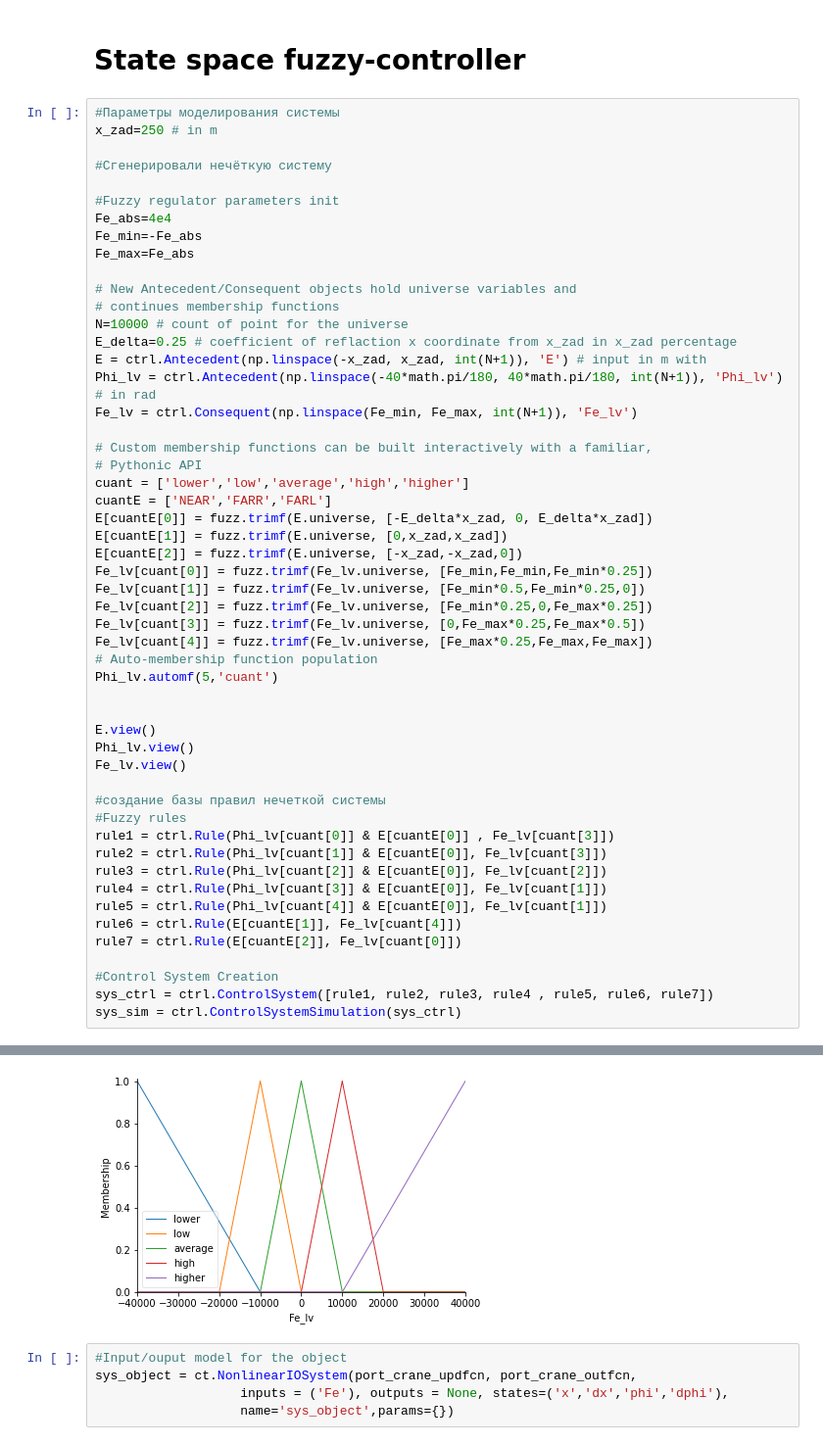
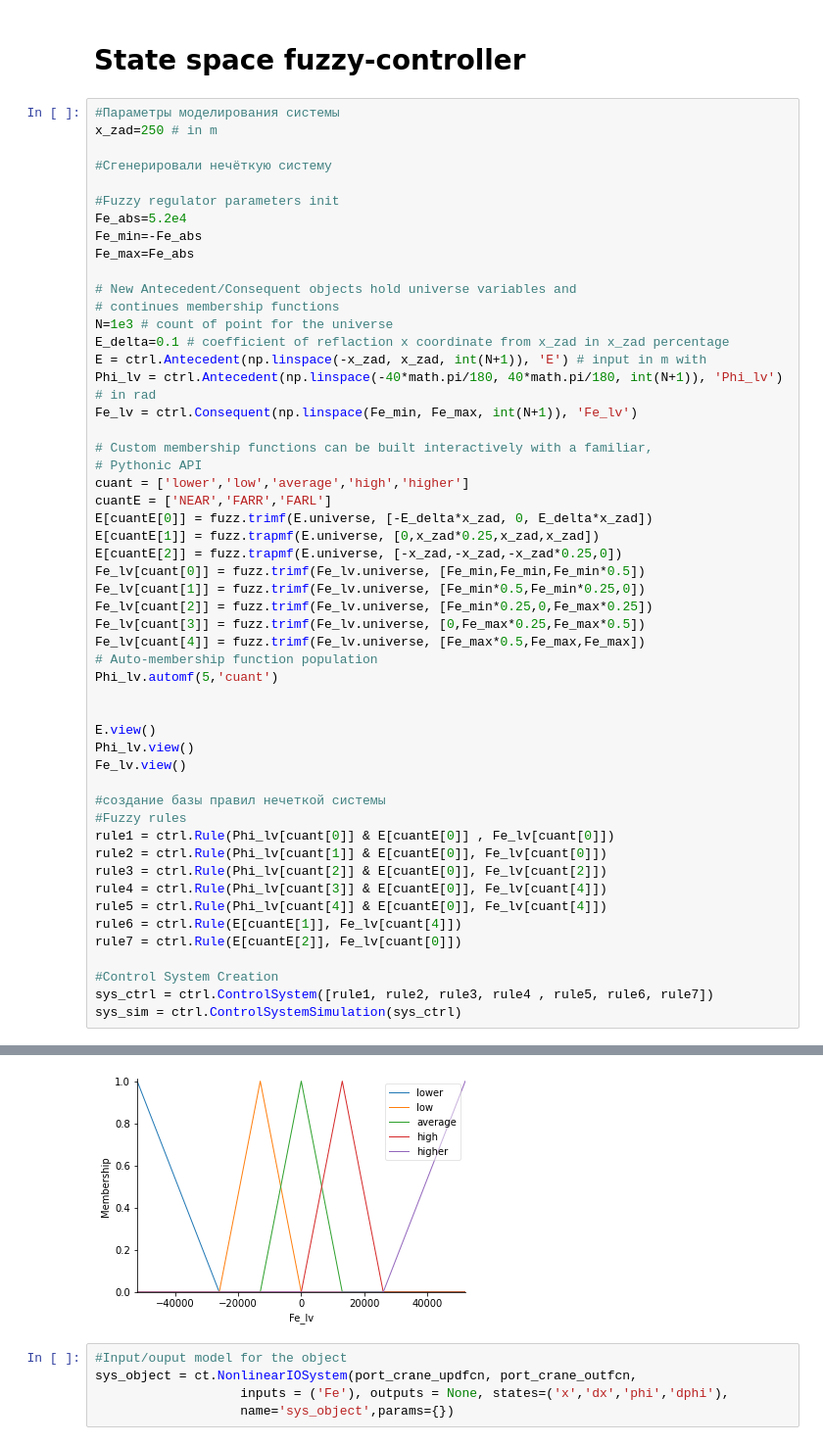
Before and after one commit to dvogureckiy99/Fuzzy, a Jupyter notebook: lab3.ipynb, the cells around one changed output, grey strips where cells are left out. Shown at 98% size. Drawn from its saved outputs; the diff is of its cells as text.

```diff
--- a/lab3.ipynb
+++ b/lab3.ipynb
@@ -293,14 +294,14 @@ x_zad=250 # in m
 #Сгенерировали нечёткую систему
 
 #Fuzzy regulator parameters init
-Fe_abs=4e4
+Fe_abs=5.2e4
 Fe_min=-Fe_abs
 Fe_max=Fe_abs
 
 # New Antecedent/Consequent objects hold universe variables and
 # continues membership functions
-N=10000 # count of point for the universe
-E_delta=0.25 # coefficient of reflaction x coordinate from x_zad in x_zad percentage
+N=1e3 # count of point for the universe
+E_delta=0.1 # coefficient of reflaction x coordinate from x_zad in x_zad percentage
 E = ctrl.Antecedent(np.linspace(-x_zad, x_zad, int(N+1)), 'E') # input in m with
 Phi_lv = ctrl.Antecedent(np.linspace(-40*math.pi/180, 40*math.pi/180, int(N+1)), 'Phi_lv') # in rad
 Fe_lv = ctrl.Consequent(np.linspace(Fe_min, Fe_max, int(N+1)), 'Fe_lv')
@@ -310,13 +311,13 @@ Fe_lv = ctrl.Consequent(np.linspace(Fe_min, Fe_max, int(N+1)), 'Fe_lv')
 cuant = ['lower','low','average','high','higher']
 cuantE = ['NEAR','FARR','FARL']
 E[cuantE[0]] = fuzz.trimf(E.universe, [-E_delta*x_zad, 0, E_delta*x_zad])
-E[cuantE[1]] = fuzz.trimf(E.universe, [0,x_zad,x_zad])
-E[cuantE[2]] = fuzz.trimf(E.universe, [-x_zad,-x_zad,0])
-Fe_lv[cuant[0]] = fuzz.trimf(Fe_lv.universe, [Fe_min,Fe_min,Fe_min*0.25])
+E[cuantE[1]] = fuzz.trapmf(E.universe, [0,x_zad*0.25,x_zad,x_zad])
+E[cuantE[2]] = fuzz.trapmf(E.universe, [-x_zad,-x_zad,-x_zad*0.25,0])
+Fe_lv[cuant[0]] = fuzz.trimf(Fe_lv.universe, [Fe_min,Fe_min,Fe_min*0.5])
 Fe_lv[cuant[1]] = fuzz.trimf(Fe_lv.universe, [Fe_min*0.5,Fe_min*0.25,0])
 Fe_lv[cuant[2]] = fuzz.trimf(Fe_lv.universe, [Fe_min*0.25,0,Fe_max*0.25])
 Fe_lv[cuant[3]] = fuzz.trimf(Fe_lv.universe, [0,Fe_max*0.25,Fe_max*0.5])
-Fe_lv[cuant[4]] = fuzz.trimf(Fe_lv.universe, [Fe_max*0.25,Fe_max,Fe_max])
+Fe_lv[cuant[4]] = fuzz.trimf(Fe_lv.universe, [Fe_max*0.5,Fe_max,Fe_max])
 # Auto-membership function population
 Phi_lv.automf(5,'cuant')
 
@@ -327,11 +328,11 @@ Fe_lv.view()
 
 #создание базы правил нечеткой системы
 #Fuzzy rules
-rule1 = ctrl.Rule(Phi_lv[cuant[0]] & E[cuantE[0]] , Fe_lv[cuant[3]])
-rule2 = ctrl.Rule(Phi_lv[cuant[1]] & E[cuantE[0]], Fe_lv[cuant[3]])
+rule1 = ctrl.Rule(Phi_lv[cuant[0]] & E[cuantE[0]] , Fe_lv[cuant[0]])
+rule2 = ctrl.Rule(Phi_lv[cuant[1]] & E[cuantE[0]], Fe_lv[cuant[0]])
 rule3 = ctrl.Rule(Phi_lv[cuant[2]] & E[cuantE[0]], Fe_lv[cuant[2]])
-rule4 = ctrl.Rule(Phi_lv[cuant[3]] & E[cuantE[0]], Fe_lv[cuant[1]])
-rule5 = ctrl.Rule(Phi_lv[cuant[4]] & E[cuantE[0]], Fe_lv[cuant[1]])
+rule4 = ctrl.Rule(Phi_lv[cuant[3]] & E[cuantE[0]], Fe_lv[cuant[4]])
+rule5 = ctrl.Rule(Phi_lv[cuant[4]] & E[cuantE[0]], Fe_lv[cuant[4]])
 rule6 = ctrl.Rule(E[cuantE[1]], Fe_lv[cuant[4]])
 rule7 = ctrl.Rule(E[cuantE[2]], Fe_lv[cuant[0]])
 
@@ -343,5 +344,5 @@ sys_sim = ctrl.ControlSystemSimulation(sys_ctrl)
 [figure]
-[figure, old version]
+[figure, new version]
 # %%
 #Input/ouput model for the object
 sys_object = ct.NonlinearIOSystem(port_crane_updfcn, port_crane_outfcn,
```
Also changed, not shown: parts of 3 cells of this notebook.
